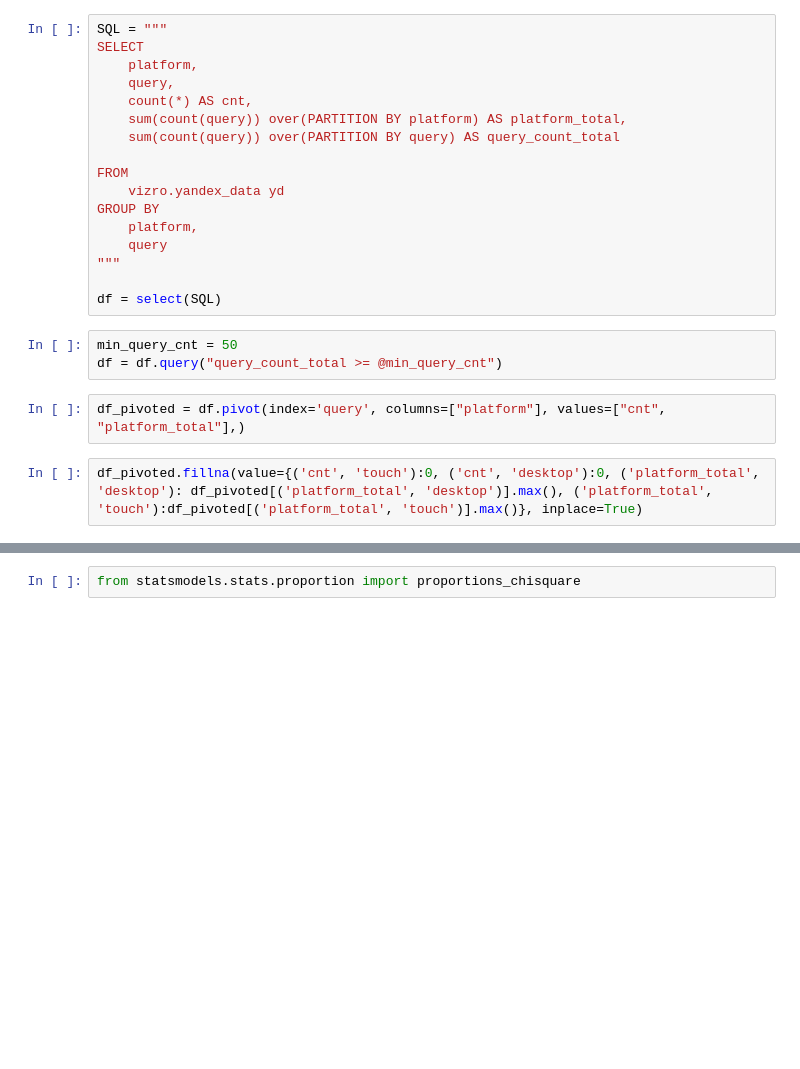
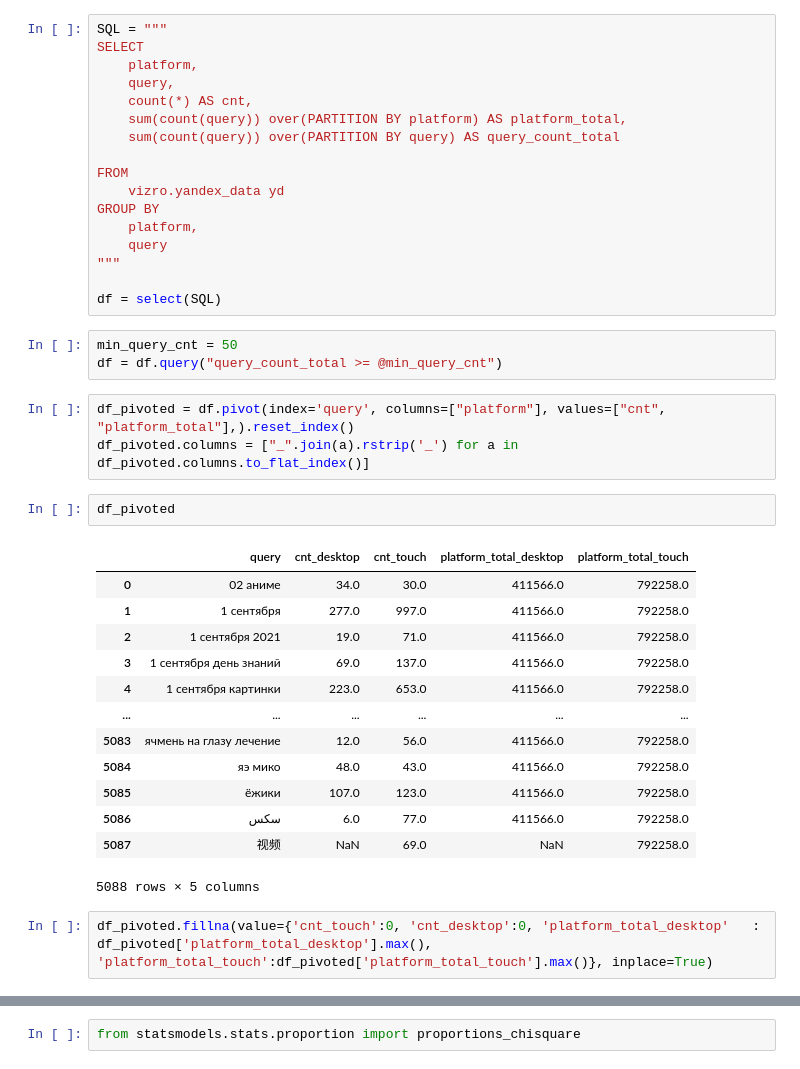
Before and after one commit to aleks-haksly/VIZRO, a Jupyter notebook: demos/test.ipynb, the cells around one changed output, grey strips where cells are left out. Saved outputs shown, nothing was run; the diff lists cells and outputs as text; blank space fills up the shorter version.

```diff
--- a/demos/test.ipynb
+++ b/demos/test.ipynb
@@ -33,6 +33,23 @@ df = select(SQL)
 min_query_cnt = 50
 df = df.query("query_count_total >= @min_query_cnt")
 # %%
-df_pivoted = df.pivot(index='query', columns=["platform"], values=["cnt", "platform_total"],)
+df_pivoted = df.pivot(index='query', columns=["platform"], values=["cnt", "platform_total"],).reset_index()
+df_pivoted.columns = ["_".join(a).rstrip('_') for a in df_pivoted.columns.to_flat_index()]
+# %%
+df_pivoted
+# %% [output]
+|  | query | cnt_desktop | cnt_touch | platform_total_desktop | platform_total_touch |
+| 0 | 02 аниме | 34.0 | 30.0 | 411566.0 | 792258.0 |
+| 1 | 1 сентября | 277.0 | 997.0 | 411566.0 | 792258.0 |
+| 2 | 1 сентября 2021 | 19.0 | 71.0 | 411566.0 | 792258.0 |
+| 3 | 1 сентября день знаний | 69.0 | 137.0 | 411566.0 | 792258.0 |
+| 4 | 1 сентября картинки | 223.0 | 653.0 | 411566.0 | 792258.0 |
+| ... | ... | ... | ... | ... | ... |
+| 5083 | ячмень на глазу лечение | 12.0 | 56.0 | 411566.0 | 792258.0 |
+| 5084 | яэ мико | 48.0 | 43.0 | 411566.0 | 792258.0 |
+| 5085 | ёжики | 107.0 | 123.0 | 411566.0 | 792258.0 |
+| 5086 | سكس | 6.0 | 77.0 | 411566.0 | 792258.0 |
+| 5087 | 视频 | NaN | 69.0 | NaN | 792258.0 |
+5088 rows × 5 columns
 # %%
-df_pivoted.fillna(value={('cnt', 'touch'):0, ('cnt', 'desktop'):0, ('platform_total', 'desktop'): df_pivoted[('platform_total', 'desktop')].max(), ('platform_total', 'touch'):df_pivoted[('platform_total', 'touch')].max()}, inplace=True)
+df_pivoted.fillna(value={'cnt_touch':0, 'cnt_desktop':0, 'platform_total_desktop'	: df_pivoted['platform_total_desktop'].max(), 'platform_total_touch':df_pivoted['platform_total_touch'].max()}, inplace=True)
```
Also changed, not shown: parts of 6 cells of this notebook.
